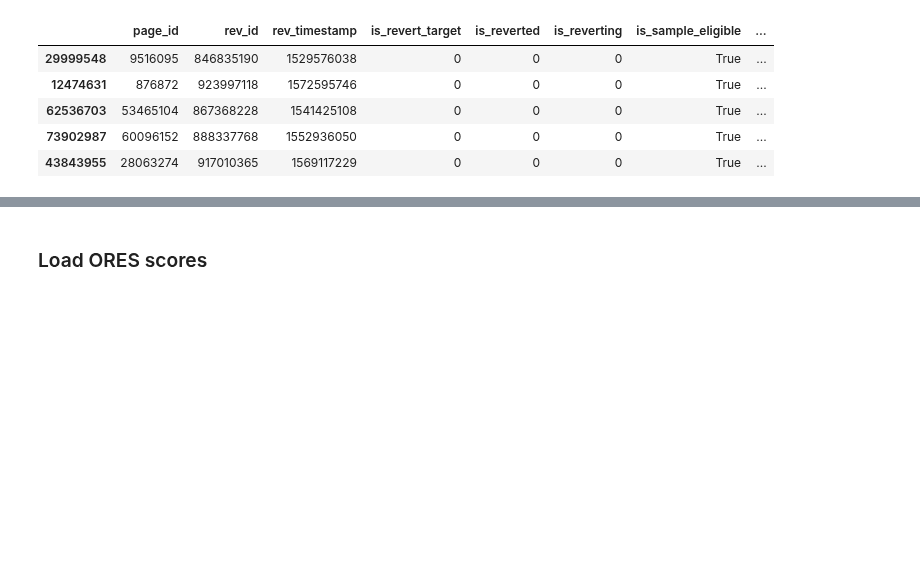
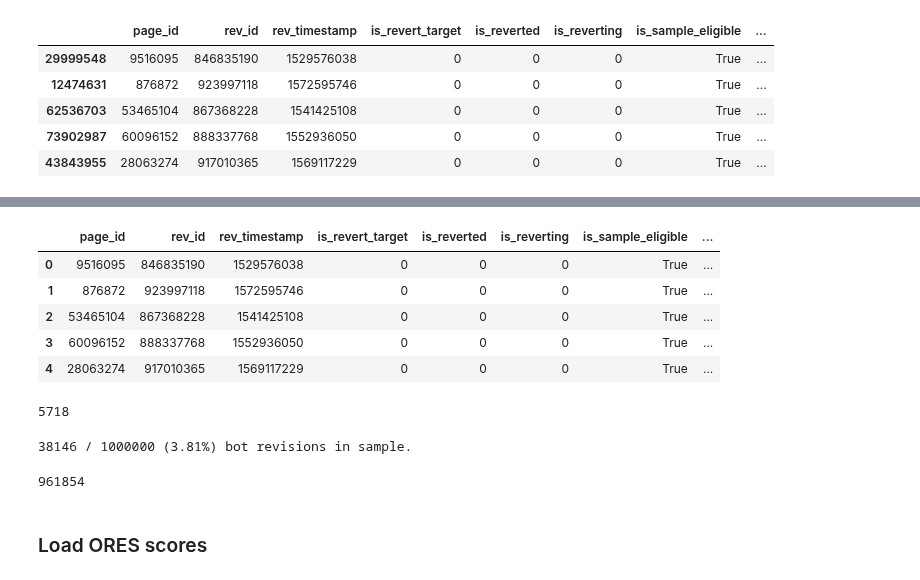
Before and after one commit to levon003/wiki-ores-feedback, a Jupyter notebook: notebook/SampleInitialAnalysis.ipynb, the cells around one changed output, grey strips where cells are left out. Saved outputs shown, nothing was run; the diff lists cells and outputs as text; code cells hidden in the pictures; blank space fills up the shorter version.

```diff
--- a/notebook/SampleInitialAnalysis.ipynb
+++ b/notebook/SampleInitialAnalysis.ipynb
@@ -86,0 +91,14 @@ rev_df.head()
+# %%
+stub_history_dir = os.path.join(derived_data_dir, 'stub-history-reverts-v2')
+assert os.path.exists(stub_history_dir)
+# %%
+start = datetime.now()
+full_rev_df = pd.read_csv(
+    os.path.join(stub_history_dir, 'rev_ids_sorted.csv'),
+    header = None,
+    names = ['page_id', 'rev_id', 'rev_timestamp', 'rev_user_text', 'rev_user_id', 'is_revert_target', 'is_reverted', 'is_reverting'],
+    usecols = ['rev_id', 'rev_user_text', 'rev_user_id'],
+    dtype={'rev_id': int, 'rev_user_text': str, 'rev_user_id': str}
+)
+print(f"{datetime.now() - start}")
+len(full_rev_df)
@@ -87,3 +110,35 @@ rev_df.head()
+# %%
+rev_df_with_user_info.head()
+# %% [output]
+|  | page_id | rev_id | rev_timestamp | is_revert_target | is_reverted | is_reverting | is_sample_eligible | ... |
+| 0 | 9516095 | 846835190 | 1529576038 | 0 | 0 | 0 | True | ... |
+| 1 | 876872 | 923997118 | 1572595746 | 0 | 0 | 0 | True | ... |
+| 2 | 53465104 | 867368228 | 1541425108 | 0 | 0 | 0 | True | ... |
+| 3 | 60096152 | 888337768 | 1552936050 | 0 | 0 | 0 | True | ... |
+| 4 | 28063274 | 917010365 | 1569117229 | 0 | 0 | 0 | True | ... |
+# %%
+# read the bot username datafile
+bot_username_filepath = os.path.join(git_root_dir, 'data/raw/bots/crosswiki_unified_bot_20170328.tsv')
+bot_usernames = set()
+with open(bot_username_filepath, 'r') as infile:
+    for line in tqdm(infile, total=6522):
+        username = line.strip()
+        #assert username not in bot_usernames, username
+        bot_usernames.add(username)
+len(bot_usernames)
+# %% [output]
+5718
+# %%
+rev_df_with_user_info['is_bot'] = rev_df_with_user_info.rev_user_text.map(lambda rev_user_text: rev_user_text in bot_usernames)
+bot_count = np.sum(rev_df_with_user_info.is_bot)
+print(f"{bot_count} / {len(rev_df_with_user_info)} ({bot_count / len(rev_df_with_user_info) * 100:.2f}%) bot revisions in sample.")
+# %% [output]
+38146 / 1000000 (3.81%) bot revisions in sample.
+# %%
+rev_df = rev_df_with_user_info[~rev_df_with_user_info.is_bot]
+len(rev_df)
+# %% [output]
+961854
 # %% [markdown]
 ### Load ORES scores
 # %%
```
Also changed, not shown: parts of 32 cells of this notebook.
